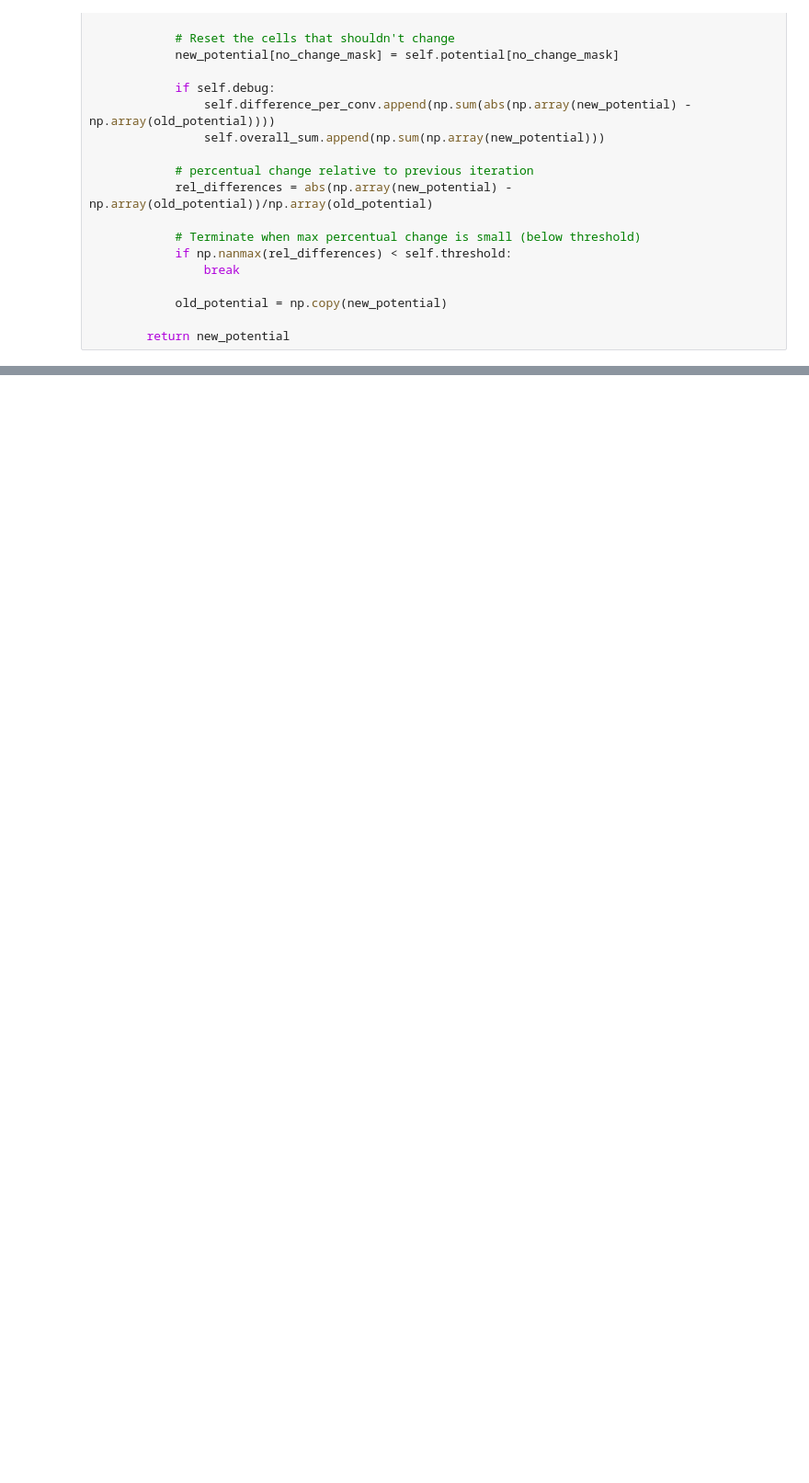
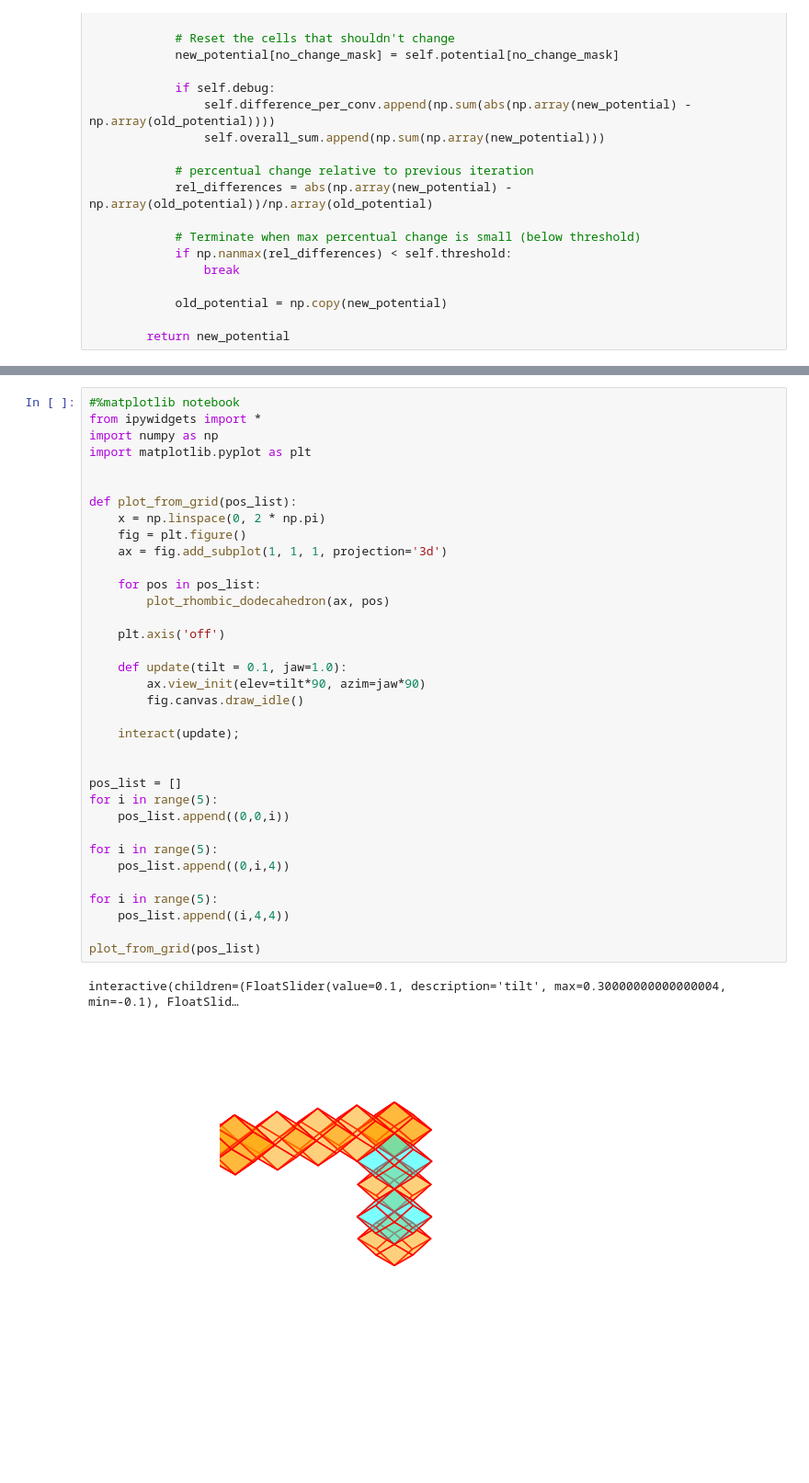
Before and after one commit to g-nilsson/spatial_discretizations_impact_on_simulations, a Jupyter notebook: DBM_RDG.ipynb, the cells around one changed output, grey strips where cells are left out. Shown: that part at 92% size. Cells and saved outputs as stored; diff of their text form; blank space fills up the shorter version.

Commit message:
Made RDG plotting work from a list of cartesian positions

```diff
--- a/DBM_RDG.ipynb
+++ b/DBM_RDG.ipynb
@@ -485,0 +273,38 @@ plt.show()
+# %%
+#%matplotlib notebook
+from ipywidgets import *
+import numpy as np
+import matplotlib.pyplot as plt
+
+
+def plot_from_grid(pos_list):
+    x = np.linspace(0, 2 * np.pi)
+    fig = plt.figure()
+    ax = fig.add_subplot(1, 1, 1, projection='3d')
+
+    for pos in pos_list:
+        plot_rhombic_dodecahedron(ax, pos)
+
+    plt.axis('off')
+
+    def update(tilt = 0.1, jaw=1.0):
+        ax.view_init(elev=tilt*90, azim=jaw*90)
+        fig.canvas.draw_idle()
+
+    interact(update);
+
+
+pos_list = []
+for i in range(5):
+    pos_list.append((0,0,i))
+
+for i in range(5):
+    pos_list.append((0,i,4))
+
+for i in range(5):
+    pos_list.append((i,4,4))
+
+plot_from_grid(pos_list)
+# %% [output]
+interactive(children=(FloatSlider(value=0.1, description='tilt', max=0.30000000000000004, min=-0.1), FloatSlid…
+[figure, added]
```
Also changed, not shown: parts of 11 cells of this notebook, 1 other file.
